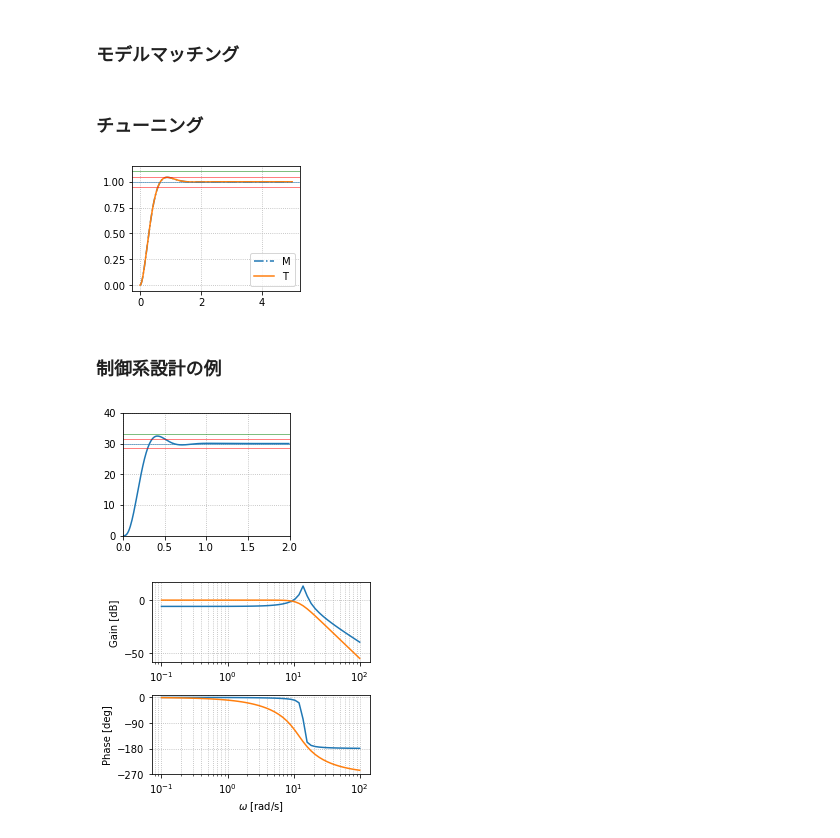
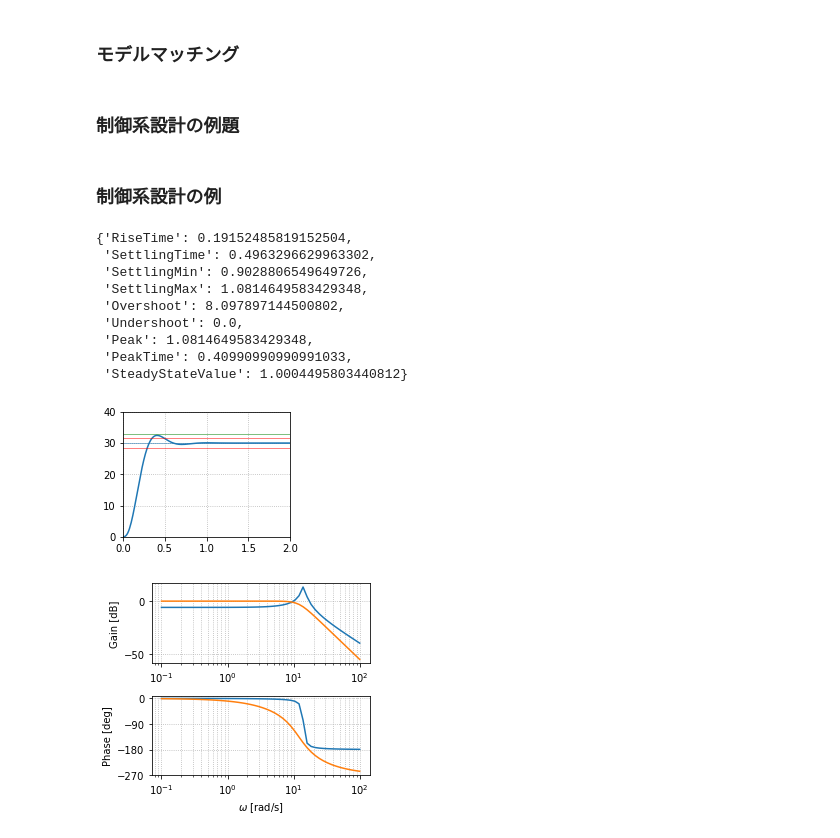
Before and after one commit to 373yuki/onlinelec2020, a Jupyter notebook: Part2.ipynb, the cells around one changed output. Drawn from its saved outputs; the diff is of its cells as text; code cells hidden in the pictures.

```diff
--- a/Part2.ipynb
+++ b/Part2.ipynb
@@ -309,81 +202,67 @@ kD= 0.06124799999999999
 # %% [markdown]
 ### モデルマッチング
 # %% [markdown]
-### チューニング
+### 制御系設計の例題
-# %%
-omega_n = 5
-zeta = 0.707
-M = tf([0,omega_n**2],[1,2*zeta*omega_n,omega_n**2])
-
-kP = omega_n**2*J
-kI = omega_n*m*g*l/(2*zeta)
-kD = 2*zeta*omega_n*J + m*g*l/(2*zeta*omega_n) - c
-T = tf([kP,kI],[J, c+kD, m*g*l+kP, kI])
-
-yM, tM = step(M, np.arange(0, 5, 0.01))
-yT, tT = step(T, np.arange(0, 5, 0.01))
-
-fig, ax = plt.subplots(figsize=(3, 2.3))
-ax.plot(tM, yM, label='M', ls = '-.')
-ax.plot(tT, yT, label='T')
-ax.legend()
-
-ax.axhline(1, linewidth=0.5)
-ax.axhline(1.05, linewidth=0.5, c='r')
-ax.axhline(0.95, linewidth=0.5, c='r')
-ax.axhline(1.1, linewidth=0.5, c='g')
-
-ax.grid(ls=':')
-# %% [output]
-[figure, removed]
 # %% [markdown]
 ### 制御系設計の例
 # %%
 g  = 9.81                # 重力加速度[m/s^2]
 l  = 0.2                 # アームの長さ[m]
-M  = 0.5                 # アームの質量[kg]
+m  = 0.5                 # アームの質量[kg]
 mu = 1.5e-2              # 粘性摩擦係数[kg*m^2/s]
 J  = 1.0e-2              # 慣性モーメント[kg*m^2]
 
 ref = 30
 
-P = tf( [0,1], [J, mu, M*g*l] )
+P = tf( [0,1], [J, mu, m*g*l] )
 # %%
 alpha1 = 2
 alpha2 = 2
 omega_n = 12
 
-kp = J*alpha1*omega_n**2-M*g*l
+kp = J*alpha1*omega_n**2-m*g*l
 ki = J*omega_n**3
-kd = J*alpha2*omega_n - mu
+kd = J*alpha2*omega_n - c
 
-K1 = tf([kd, kp, ki], [1, 0])
-K2 = tf([0, ki], [kd, kp, ki])
+C1 = tf([kd, kp, ki], [1, 0])
+C2 = tf([0, ki], [kd, kp, ki])
 # %%
-Gyz = feedback(P*K1, 1)
+Gyz = feedback(P*C1, 1)
 
 Td = np.arange(0, 2, 0.01)
 r = 1*(Td>0)
 
-z, t, _ = lsim(K2, r, Td, 0)
+#z, t, _ = lsim(C2, r, Td, 0)
+#y, _, _ = lsim(Gyz, z, Td, 0)
 
 fig, ax = plt.subplots(figsize=(3, 2.3))
 
-y, _, _ = lsim(Gyz, z, Td, 0)
+y, t = step(Gyz*C2, Td)
 ax.plot(t, y*ref, label='I-PD')
 
 ax.axhline(ref, linewidth=0.5)
 ax.axhline(ref*1.05, linewidth=0.5, c='r')
 ax.axhline(ref*0.95, linewidth=0.5, c='r')
 ax.axhline(ref*1.1, linewidth=0.5, c='g')
 ax.grid(ls=':')
 
 ax.set_xlim(0, 2)
 ax.set_ylim(0,40)
 
-fig.tight_layout()
+stepinfo(Gyz*C2, SettlingTimeThreshold=0.05)
+
+#fig.savefig("test.pdf", transparent=True, bbox_inches="tight", pad_inches=0.0)
 # %% [output]
+{'RiseTime': 0.19152485819152504,
+ 'SettlingTime': 0.4963296629963302,
+ 'SettlingMin': 0.9028806549649726,
+ 'SettlingMax': 1.0814649583429348,
+ 'Overshoot': 8.097897144500802,
+ 'Undershoot': 0.0,
+ 'Peak': 1.0814649583429348,
+ 'PeakTime': 0.40990990990991033,
+ 'SteadyStateValue': 1.0004495803440812}
-[figure, old version]
+[figure, new version]
 # %%
 fig, ax = plt.subplots(2, 1, figsize=(4, 3.5))
 
```
Also changed, not shown: parts of 11 cells of this notebook.
